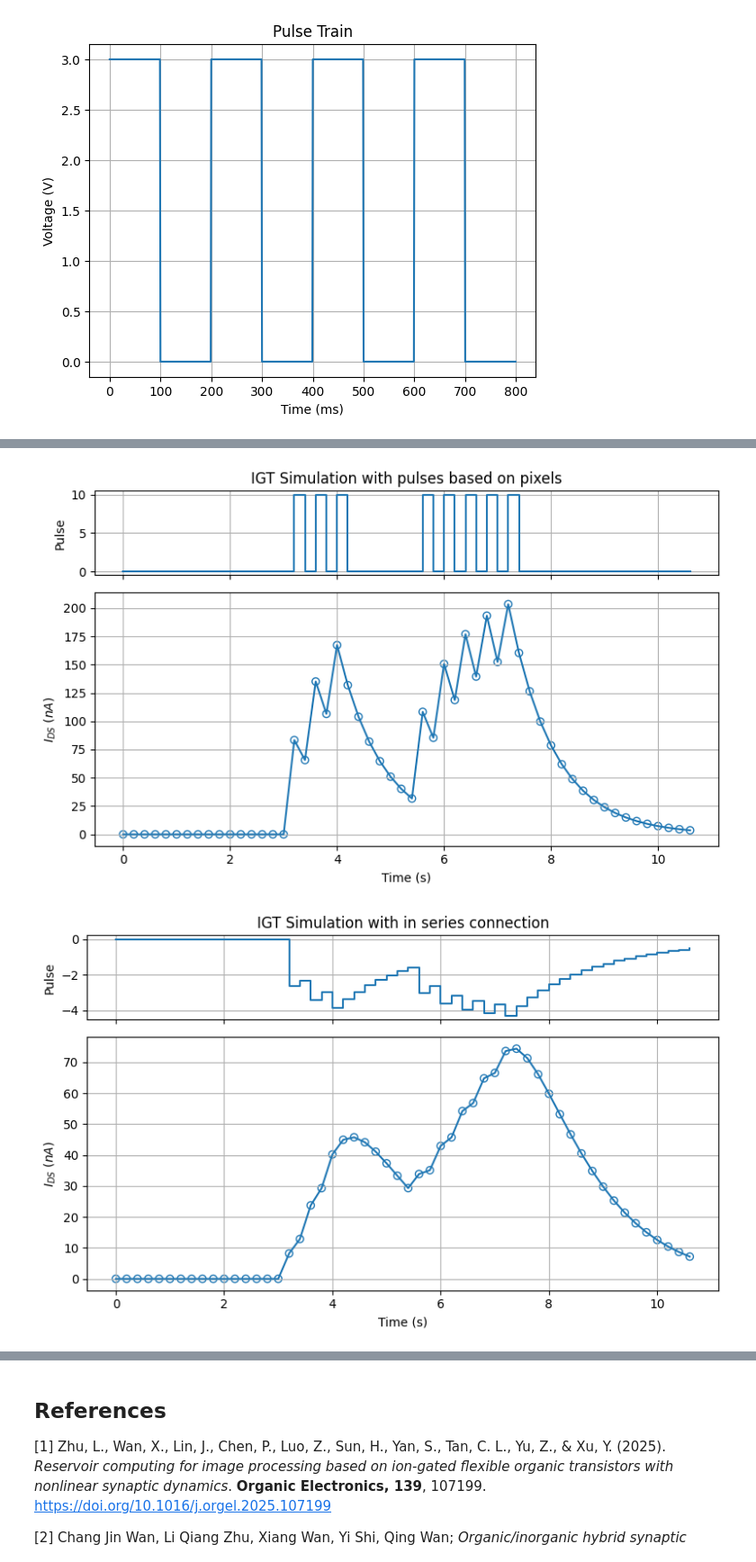
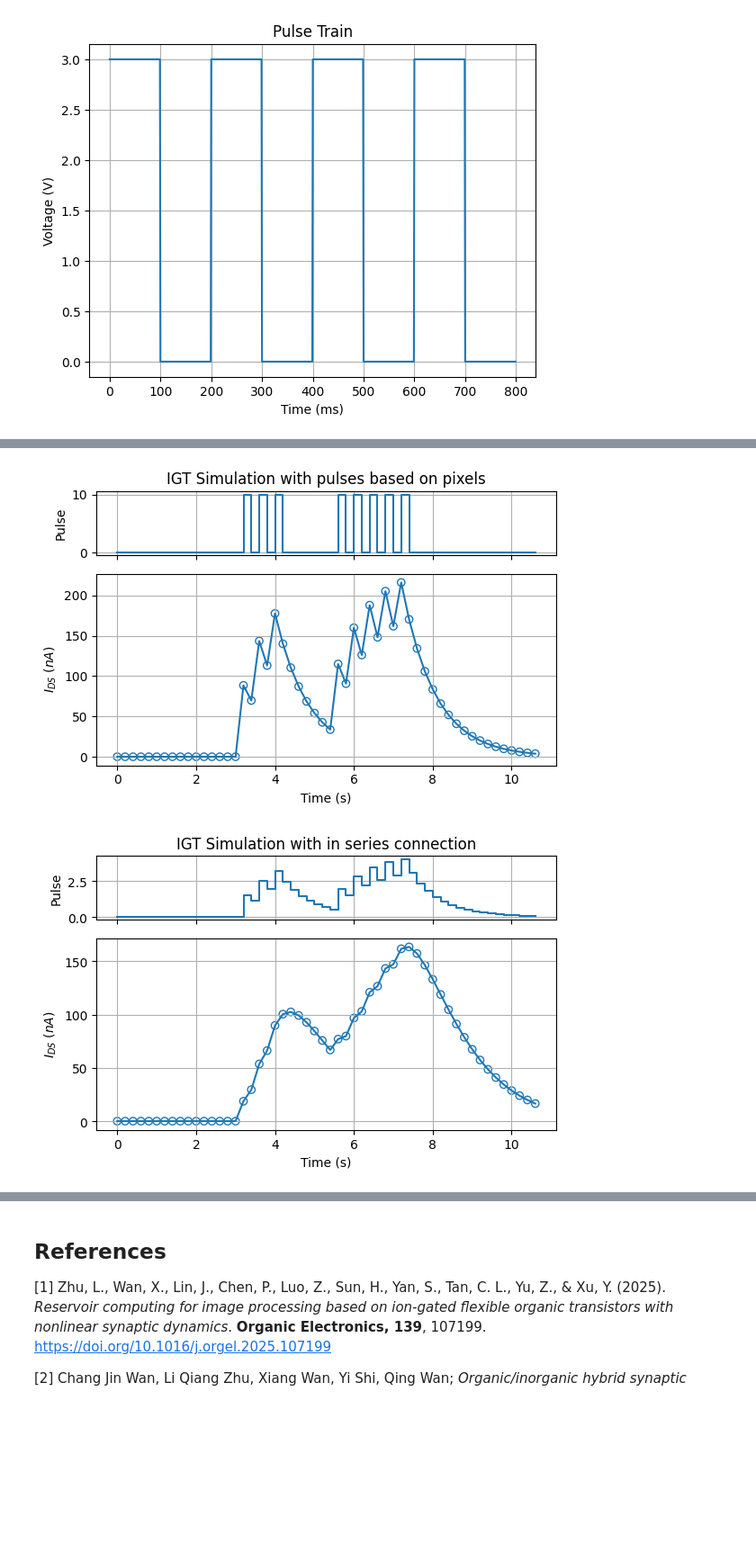
Before and after one commit to FipaLipe/IRIS, a Jupyter notebook: IGT_Simulation.ipynb, the cells around one changed output, grey strips where cells are left out. Shown at 90% size. Drawn from its saved outputs; the diff is of its cells as text; code cells hidden in the pictures; blank space fills up the shorter version.

Commit message:
feat: add some others in-series connections features

```diff
--- a/IGT_Simulation.ipynb
+++ b/IGT_Simulation.ipynb
@@ -9,7 +11,7 @@ TIME_RESOLUTION = 0.01
 
 THRESHOLD_VOLTAGE = 0
 SCALE_VOLTAGE = 11
-CURVATURE = 2
+CURVATURE = 1
 # %%
 def create_pulse_train(basic_voltage, pulse_voltage, pulse_duration, interval_duration, pulse_quantity):
     train_length = (pulse_duration + interval_duration) * pulse_quantity
@@ -45,12 +47,12 @@ def evolve_IGT(k, v, In_1, beta, tau, threshold_voltage=THRESHOLD_VOLTAGE, scale
 
     return current_in_infinity + (In_1 - current_in_infinity) * np.exp(-(TIME_RESOLUTION / tau) ** beta)
 
-def plot_out_current(pulse_train, out_current, title):
+def plot_out_current(pulse_train, out_current, title, ranges):
     time = np.arange(len(out_current)) * TIME_RESOLUTION
 
     _, (ax1, ax2) = plt.subplots(
         2, 1,
-        figsize=(8, 5),
+        figsize=(6, 4),
         sharex=True,
         gridspec_kw={"height_ratios": [1, 3]}
     )
@@ -67,11 +69,14 @@ def plot_out_current(pulse_train, out_current, title):
     ax2.set_xlabel("Time (s)")
     ax2.set_ylabel(r"$I_{DS}\ (nA)$")
     ax2.grid(True)
+    if ranges != ((0,0),(0,0)):
+        ax2.set_xlim(ranges[0])
+        ax2.set_ylim(ranges[1])
 
     plt.tight_layout()
     plt.show()
 
-def generate_out_current(pulse_train, k, beta, tau, plot=False, title=""):
+def generate_out_current(pulse_train, k, beta, tau, plot=False, title="", ranges=((0,0),(0,0))):
 
     out_current = np.zeros_like(pulse_train)
 
@@ -79,7 +84,7 @@ def generate_out_current(pulse_train, k, beta, tau, plot=False, title=""):
         out_current[i] = evolve_IGT(k, pulse_train[i], out_current[i-1], beta, tau)
 
     if plot:
-        plot_out_current(pulse_train, out_current, title)
+        plot_out_current(pulse_train, out_current, title, ranges)
 
 
     return out_current
@@ -173,24 +220,20 @@ def current_to_voltage(current_in_infinity, k, threshold_voltage=THRESHOLD_VOLTA
 # %%
 TIME_RESOLUTION = 0.2
 
 pulse_train = np.concatenate((
     np.zeros(8*2),
     create_pulse_train(0, 10, 1, 1, 3),
     np.zeros(3*2),
     create_pulse_train(0, 10, 1, 1, 5),
     np.zeros(8*2)
 ))
 
-# pulse_train = np.repeat(pulse_train, 1000)
-
-weight = -0.67
-
 out_current = generate_out_current(pulse_train, K, BETA, TAU, True, "IGT Simulation with pulses based on pixels")
-out_current = generate_out_current(current_to_voltage(out_current, K) * weight, K, BETA, TAU, True, "IGT Simulation with in series connection")
-out_current = generate_out_current(current_to_voltage(out_current, K) * weight, K, BETA, TAU, True, "IGT Simulation with in series connection")
-out_current = generate_out_current(current_to_voltage(out_current, K) * weight, K, BETA, TAU, True, "IGT Simulation with in series connection")
-out_current = generate_out_current(current_to_voltage(out_current, K) * weight, K, BETA, TAU, True, "IGT Simulation with in series connection")
-out_current = generate_out_current(current_to_voltage(out_current, K) * weight, K, BETA, TAU, True, "IGT Simulation with in series connection")
+out_current = generate_out_current(current_to_voltage(out_current, K), K, BETA, TAU, True, "IGT Simulation with in series connection")
+out_current = generate_out_current(current_to_voltage(out_current, K), K, BETA, TAU, True, "IGT Simulation with in series connection")
+out_current = generate_out_current(current_to_voltage(out_current, K), K, BETA, TAU, True, "IGT Simulation with in series connection")
+out_current = generate_out_current(current_to_voltage(out_current, K), K, BETA, TAU, True, "IGT Simulation with in series connection")
+out_current = generate_out_current(current_to_voltage(out_current, K), K, BETA, TAU, True, "IGT Simulation with in series connection")
 # %% [output]
-[figure, old version]
+[figure, new version]
-[figure, old version]
+[figure, new version]
```
Also changed, not shown: parts of 11 cells of this notebook.
